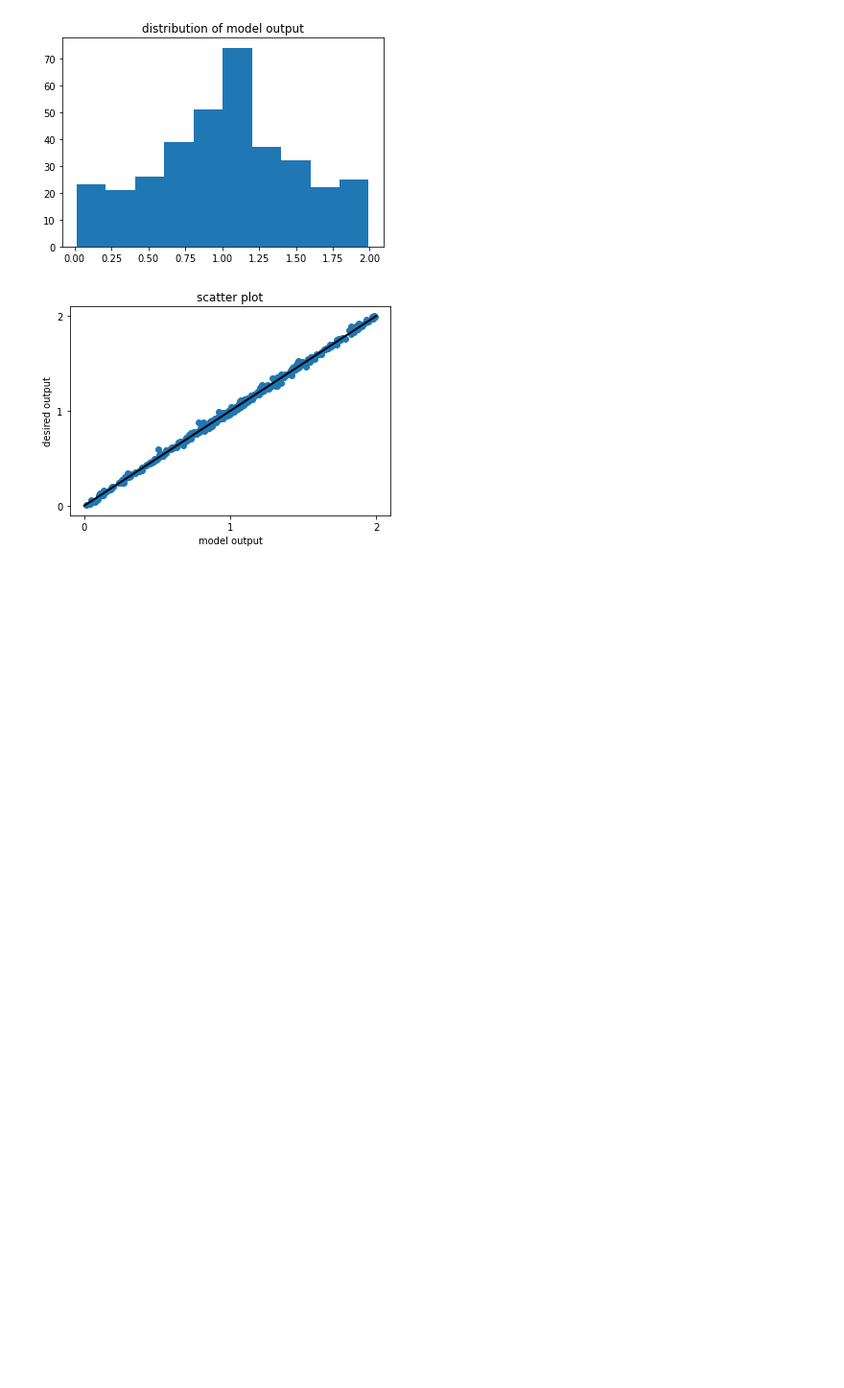
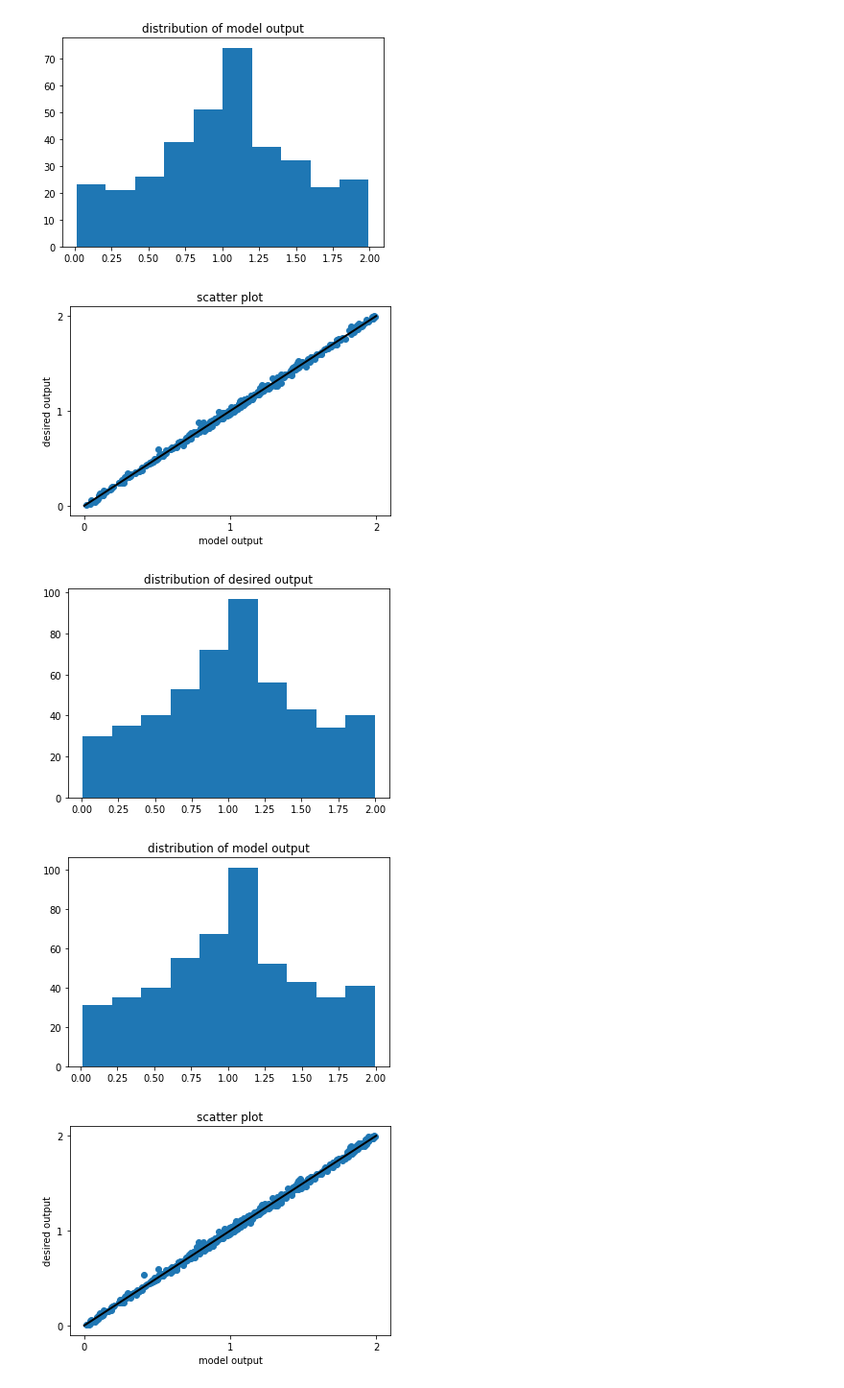
Before and after one commit to ram-ki/DL, a Jupyter notebook: CS6910_Assignment_1.ipynb, the cells around one changed output. Shown at 96% size. Drawn from its saved outputs; the diff is of its cells as text; code cells hidden in the pictures; blank space fills up the shorter version.

```diff
--- a/CS6910_Assignment_1.ipynb
+++ b/CS6910_Assignment_1.ipynb
@@ -250,3 +250,9 @@ plot_scatter(trainloader,mlp,loss_function)
 [figure]
 [figure]
 [figure]
+# %%
+plot_scatter(allloader,mlp,loss_function)
+# %% [output]
+[figure, added]
+[figure, added]
+[figure, added]
```
